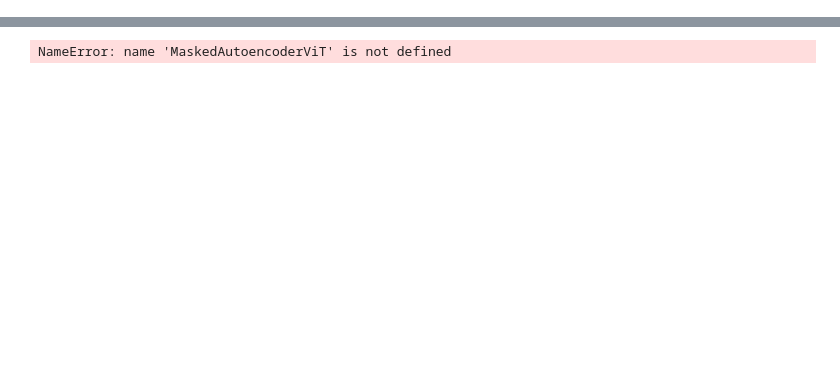
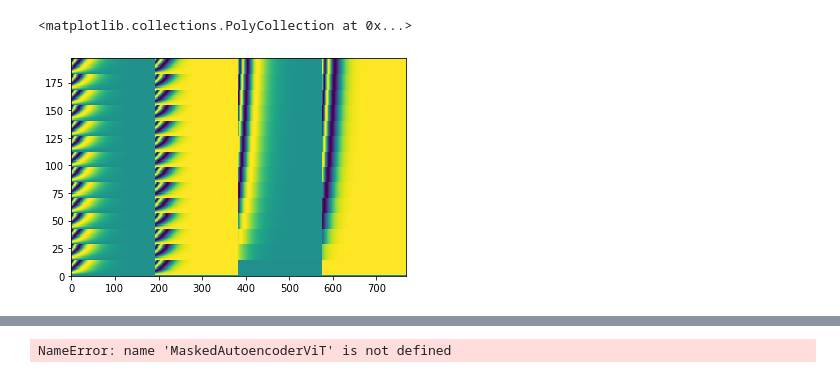
Before and after one commit to resa-git/ADL-MAE, a Jupyter notebook: practise/ours/mae_model.ipynb, the cells around one changed output, grey strips where cells are left out. Cells and saved outputs as stored; diff of their text form; code cells hidden in the pictures; blank space fills up the shorter version.

```diff
--- a/practise/ours/mae_model.ipynb
+++ b/practise/ours/mae_model.ipynb
@@ -38,0 +107,5 @@ class MaskedAutoencoderViT(nn.Module):
+# %%
+plt.pcolor(y20[0])
+# %% [output]
+<matplotlib.collections.PolyCollection at 0x...>
+[figure, added]
```
Also changed, not shown: parts of 16 cells of this notebook, 56 other files.
